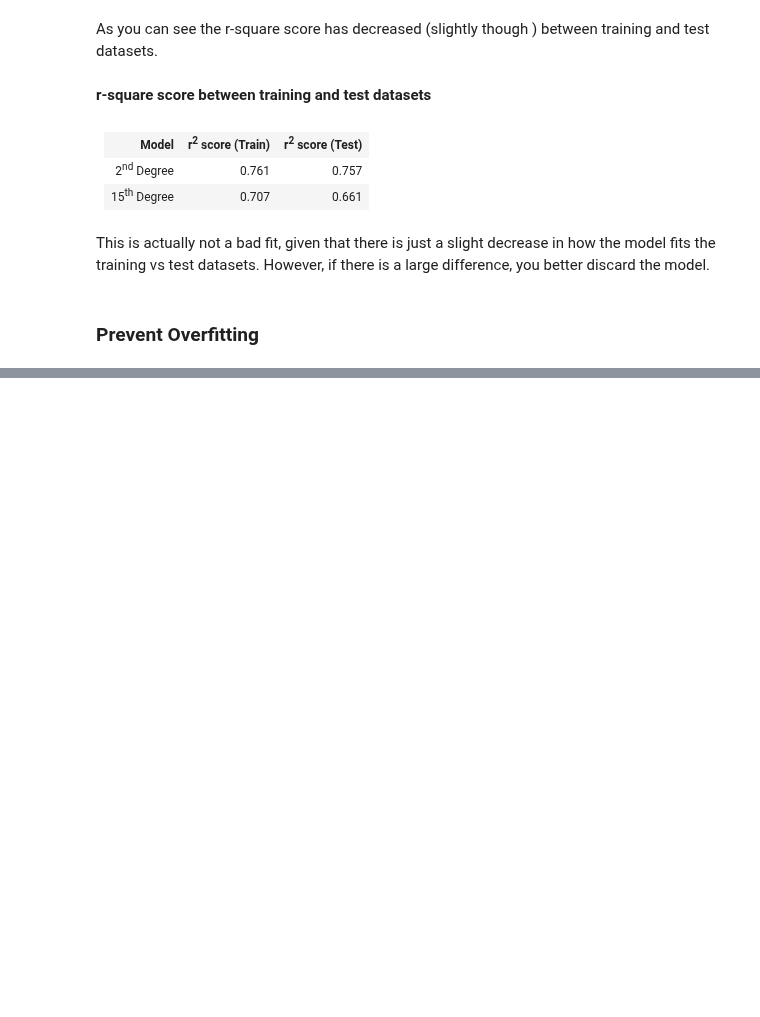
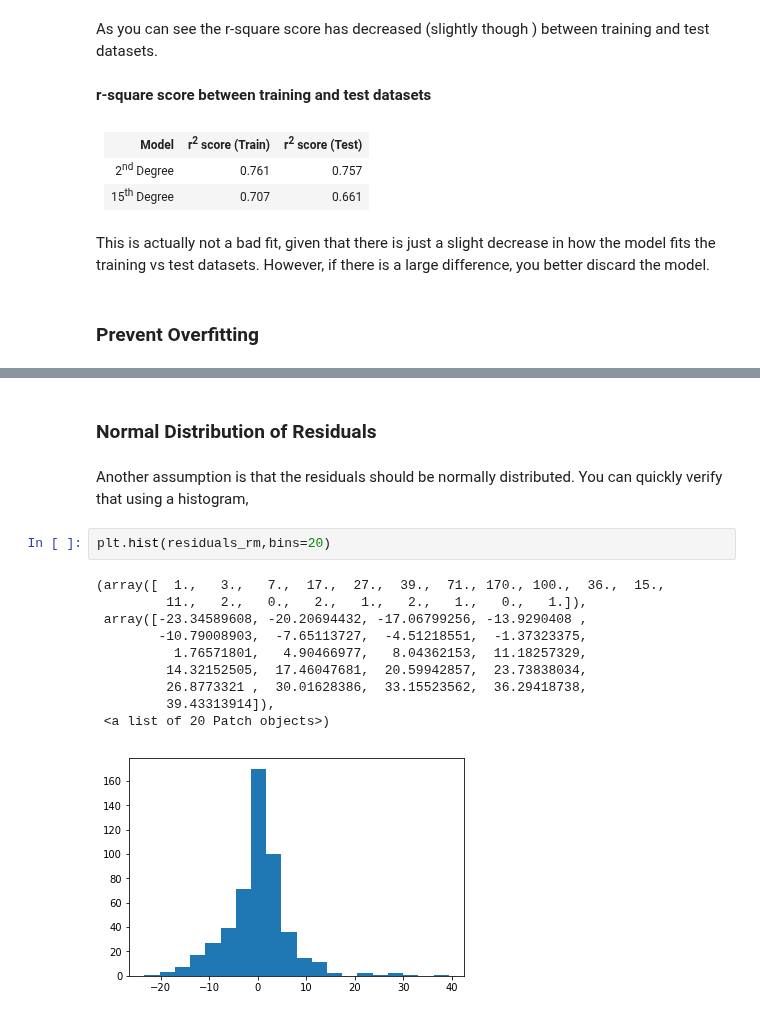
Before and after one commit to hotcode002/Machine-Learning-with-Python, a Jupyter notebook: week_2_math/day_3_regression/notebooks/regression.ipynb, the cells around one changed output, grey strips where cells are left out. Drawn from its saved outputs; the diff is of its cells as text; blank space fills up the shorter version.

```diff
--- a/week_2_math/day_3_regression/notebooks/regression.ipynb
+++ b/week_2_math/day_3_regression/notebooks/regression.ipynb
@@ -2061,0 +2153,17 @@ This is actually not a bad fit, given that there is just a slight decrease in ho
+# %% [markdown]
+### Normal Distribution of Residuals
+# %% [markdown]
+Another assumption is that the residuals should be normally distributed. You can quickly verify that using a histogram,
+# %%
+plt.hist(residuals_rm,bins=20)
+# %% [output]
+(array([  1.,   3.,   7.,  17.,  27.,  39.,  71., 170., 100.,  36.,  15.,
+         11.,   2.,   0.,   2.,   1.,   2.,   1.,   0.,   1.]),
+ array([-23.34589608, -20.20694432, -17.06799256, -13.9290408 ,
+        -10.79008903,  -7.65113727,  -4.51218551,  -1.37323375,
+          1.76571801,   4.90466977,   8.04362153,  11.18257329,
+         14.32152505,  17.46047681,  20.59942857,  23.73838034,
+         26.8773321 ,  30.01628386,  33.15523562,  36.29418738,
+         39.43313914]),
+ <a list of 20 Patch objects>)
+[figure, added]
```
Also changed, not shown: parts of 51 cells of this notebook, 4 other files.
